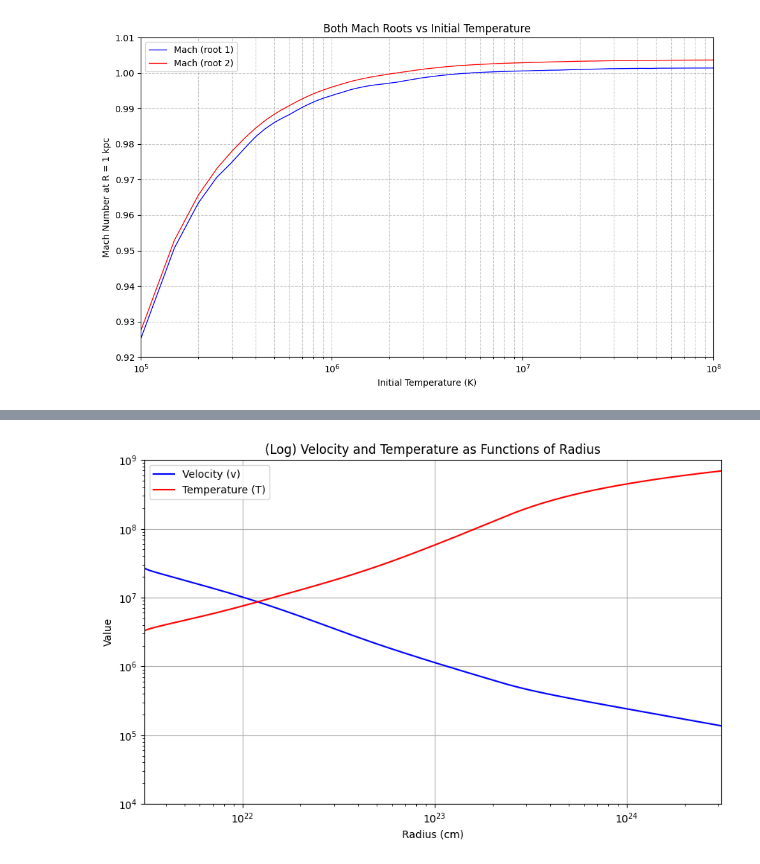
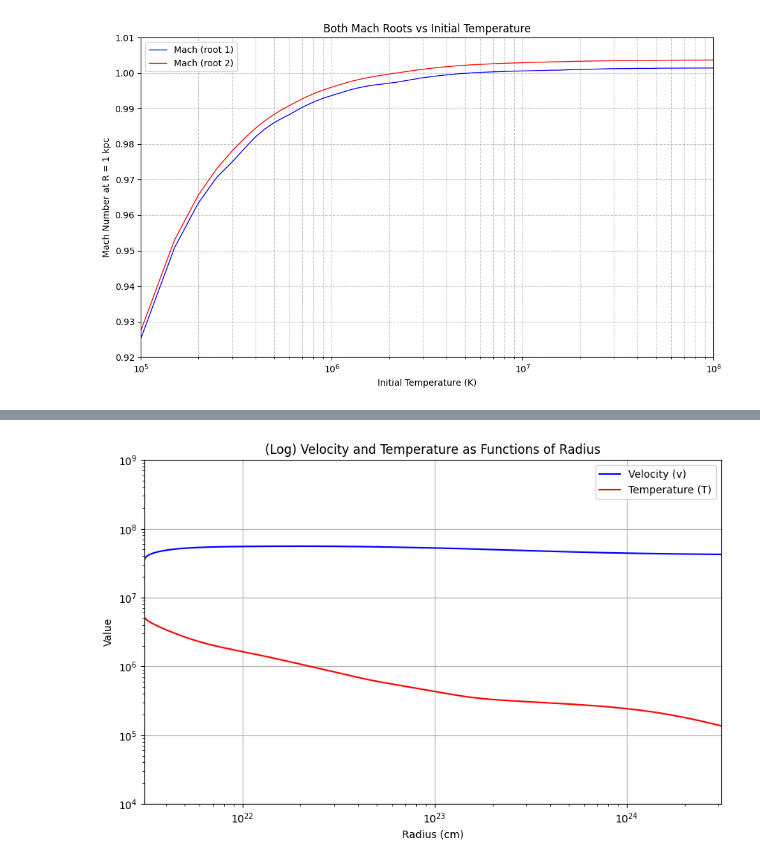
Before and after one commit to Jacob-Evans-007/Summer-2025-Hydrodynamics, a Jupyter notebook: Lab_notebook_1.ipynb, the cells around one changed output, grey strips where cells are left out. Drawn from its saved outputs; the diff is of its cells as text; code cells hidden in the pictures.

```diff
--- a/Lab_notebook_1.ipynb
+++ b/Lab_notebook_1.ipynb
@@ -72,6 +65,8 @@ def quadsolver(T):
     Mdot = 4 * np.pi * (Rnaught**2) * rhonaught * vnaught
     cs_naught = np.sqrt(gamma * k_Bcgs * Tnaught / (mu * mp_g))
 
+    dlnmach = 3 - 2.5*(lf.Tc(ktc, 27.1*ktc, 210*ktc) / Tnaught) - 2*dlnT
+    print(dlnmach)
     return Tnaught, vnaught, Rnaught, rhonaught, cs_naught, machnaught, Mdot
-print(quadsolver(1e5))
+print(quadsolver(2e6))
 # %% [output]
@@ -208,7 +191,7 @@ def TheBigOne(r, C, Mdot):
 
     return [dvdr, dTdr]
 # %%
-TVAL = 3.25e6
+TVAL = 5273022.6
 def TtoSet(T):
     Tnaught, vnaught, Rnaught, rhonaught, cs_naught, machnaught, _ = quadsolver(T)
     C0 = [vnaught, Tnaught]
@@ -244,4 +244,4 @@ plt.show()
-[figure, old version]
+[figure, new version]
 # %%
 plt.scatter(ra, vccsa, s=1, label='2 - v_c^2/cs^2')
 plt.scatter(ra, tftcga, s=1, label='-tflow/(gamma*tcool)')
```
Also changed, not shown: parts of 13 cells of this notebook, 6 other files.
